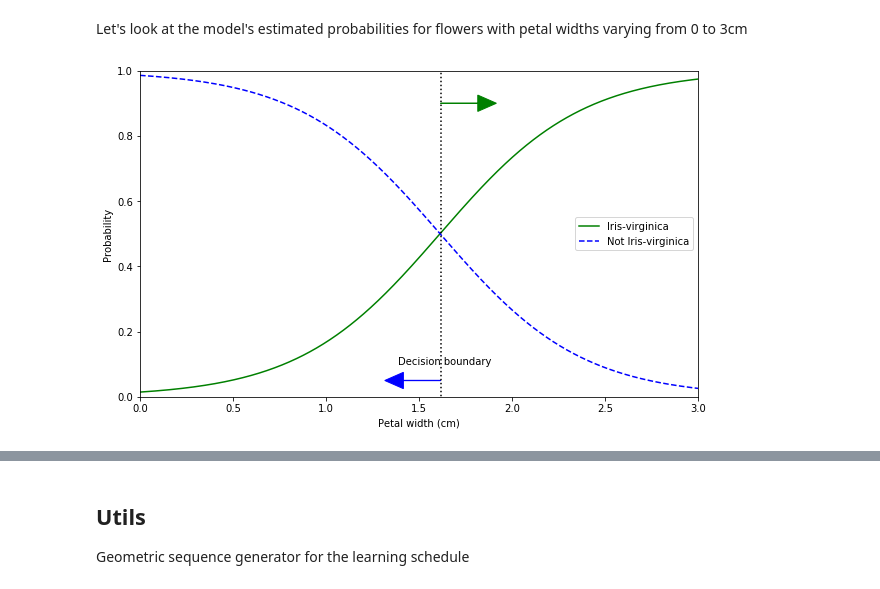
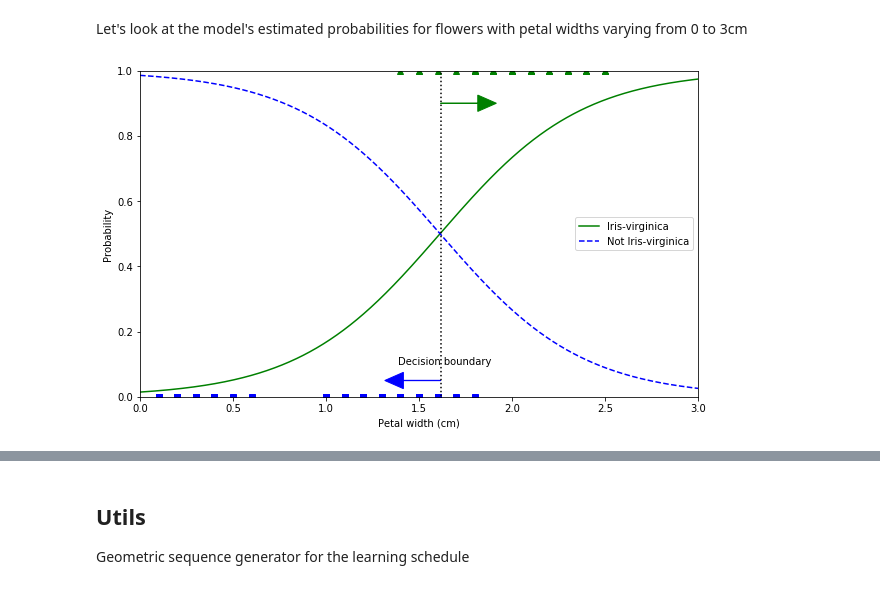
Before and after one commit to Ohtar10/ml-python, a Jupyter notebook: ch04/Training Models.ipynb, the cells around one changed output, grey strips where cells are left out. Drawn from its saved outputs; the diff is of its cells as text; code cells hidden in the pictures.

```diff
--- a/ch04/Training Models.ipynb
+++ b/ch04/Training Models.ipynb
@@ -975,21 +996,23 @@ Let's look at the model's estimated probabilities for flowers with petal widths
 # %%
 X_new = np.linspace(0, 3, 1000).reshape(-1, 1) # equivalent to reshape(1000, 1)
 y_proba = log_reg.predict_proba(X_new) # Get the probabilities for each class instead of the predicted class
 
 # take the first element where the probability is greater or equals to 0.5
 decision_boundary = X_new[y_proba[:, 1] >= 0.5][0]
 
 plt.figure(figsize=(10, 6))
+plt.plot(X[y==0], y[y==0], "bs")
+plt.plot(X[y==1], y[y==1], "g^")
 plt.plot(X_new, y_proba[:, 1], 'g-', label='Iris-virginica')
 plt.plot(X_new, y_proba[:, 0], 'b--', label='Not Iris-virginica')
 plt.plot([decision_boundary, decision_boundary], [-1, 2], 'k:')
 plt.axis([0, 3, 0, 1])
 plt.text(decision_boundary-0.23, 0.1, 'Decision boundary')
-plt.arrow(decision_boundary, 0.9, 0.2, 0, animated=True, head_width=0.05, head_length=0.1, fc='g', ec='g')
-plt.arrow(decision_boundary, 0.05, -0.2, 0, animated=True, head_width=0.05, head_length=0.1, fc='b', ec='b')
+plt.arrow(decision_boundary, 0.9, 0.2, 0, head_width=0.05, head_length=0.1, fc='g', ec='g')
+plt.arrow(decision_boundary, 0.05, -0.2, 0, head_width=0.05, head_length=0.1, fc='b', ec='b')
 plt.xlabel('Petal width (cm)')
 plt.ylabel('Probability')
 plt.legend()
 plt.show()
 # %% [output]
-[figure, old version]
+[figure, new version]
```
Also changed, not shown: parts of 8 cells of this notebook.
